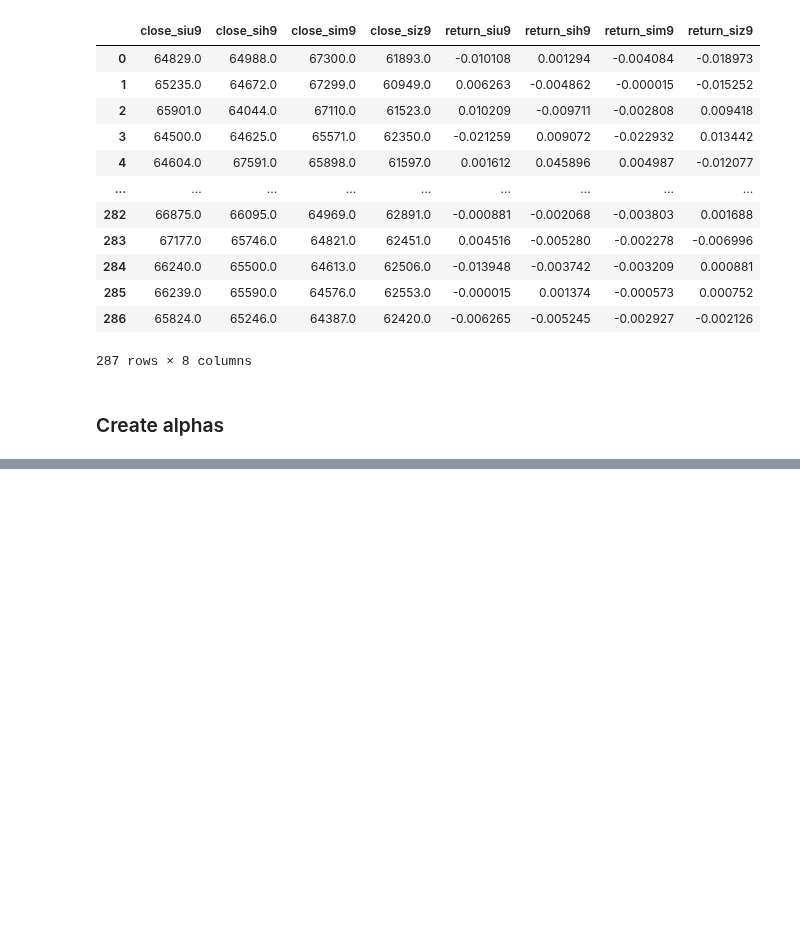
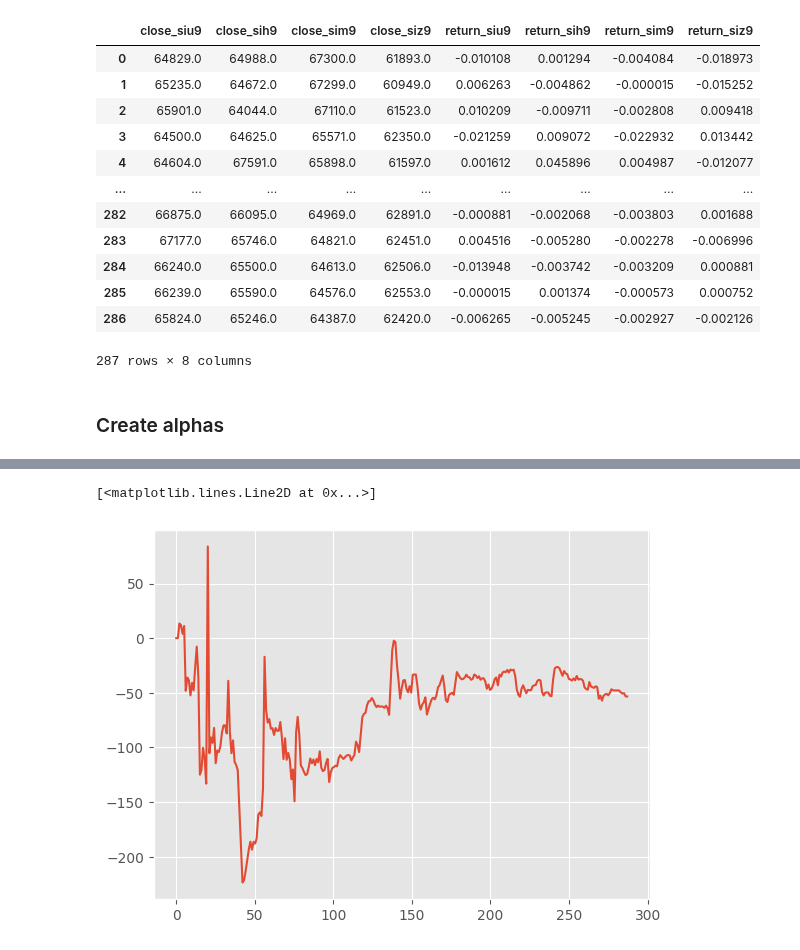
Before and after one commit to ChingisBadmaev/sirius_university, a Jupyter notebook: derivatives/task_b_3.ipynb, the cells around one changed output, grey strips where cells are left out. Saved outputs shown, nothing was run; the diff lists cells and outputs as text; code cells hidden in the pictures; blank space fills up the shorter version.

```diff
--- a/derivatives/task_b_3.ipynb
+++ b/derivatives/task_b_3.ipynb
@@ -191,2 +217,20 @@ data
 # %%
 data.to_csv('data.csv', index=False)
+# %%
+def get_profit(dataframe, column_data, column_alpha):
+    profit = []
+    data = dataframe[column_data]
+    alpha = dataframe[column_alpha]
+    for i in range(1, len(data)):
+        profit.append((data[i] - data[i - 1]) * alpha[i - 1])
+    return profit
+# %%
+profit_siu9 = get_profit(data, 'close_siu9', 'return_siu9')
+profit_sih9 = get_profit(data, 'close_sih9', 'return_sih9')
+profit_sim9 = get_profit(data, 'close_sim9', 'return_sim9')
+profit_siz9 = get_profit(data, 'close_siz9', 'return_siz9')
+# %%
+l = list(map(sum, zip(profit_siu9, profit_sih9, profit_sim9, profit_siz9)))
+l.insert(0, 0)
+data['profit'] = l
+data
@@ -192,0 +251,11 @@ data.to_csv('data.csv', index=False)
+# %%
+def profit_and_loss(dataframe):
+    p_and_l = []
+    for i in range(len(dataframe)):
+        p_and_l.append(dataframe.head(i).sum())
+    return p_and_l
+# %%
+plt.plot(np.linspace(0, len(data), len(data)), profit_and_loss(data['profit']))
+# %% [output]
+[<matplotlib.lines.Line2D at 0x...>]
+[figure, added]
```
Also changed, not shown: parts of 5 cells of this notebook.
